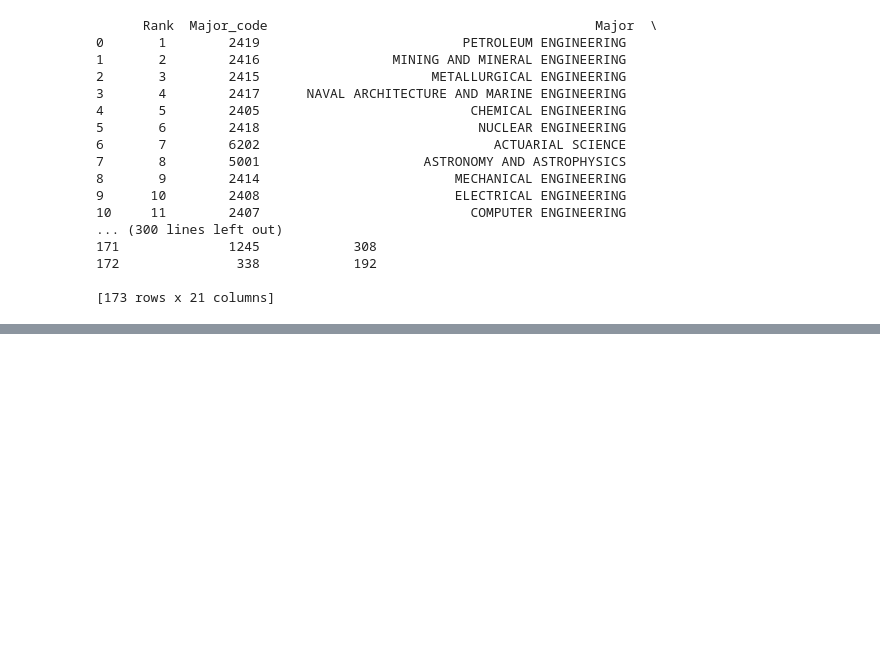
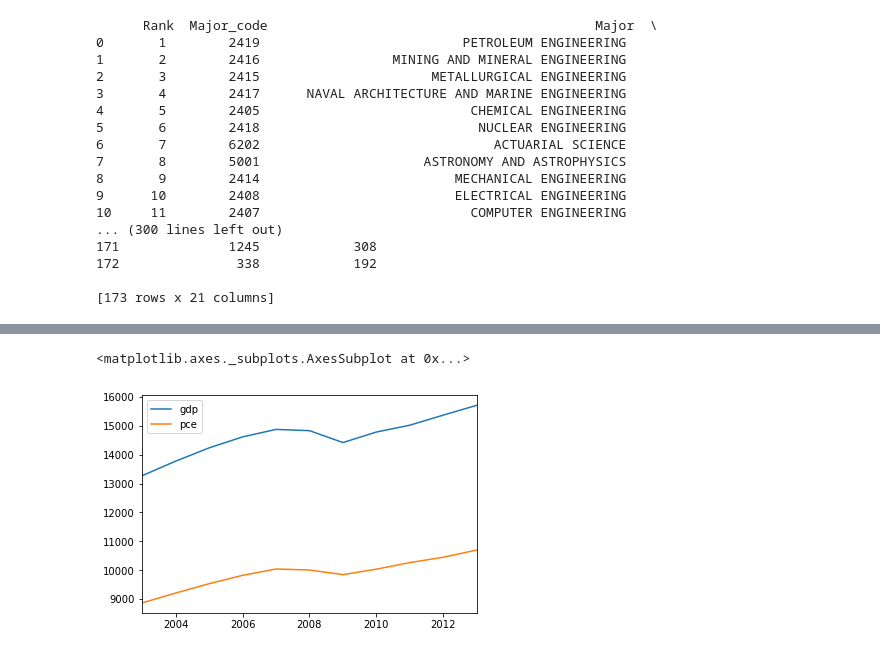
Before and after one commit to missyalienn/nyuDataBootcamp, a Jupyter notebook: bootcamp_sandbox.ipynb, the cells around one changed output, grey strips where cells are left out. Drawn from its saved outputs; the diff is of its cells as text; code cells hidden in the pictures; blank space fills up the shorter version.

```diff
--- a/bootcamp_sandbox.ipynb
+++ b/bootcamp_sandbox.ipynb
@@ -72,0 +66,10 @@ Date
+# %%
+gdp  = [13271.1, 13773.5, 14234.2, 14613.8, 14873.7, 14830.4, 14418.7,
+        14783.8, 15020.6, 15369.2, 15710.3]
+pce  = [8867.6, 9208.2, 9531.8, 9821.7, 10041.6, 10007.2, 9847.0, 10036.3,
+        10263.5, 10449.7, 10699.7]
+year = list(range(2003,2014))        # use range for years 2003-2013
+
+# Note that we set the index
+us = pd.DataFrame({'gdp': gdp, 'pce': pce}, index=year)
+print(us)
@@ -72,0 +89,5 @@ Date
+# %%
+us.plot()
+# %% [output]
+<matplotlib.axes._subplots.AxesSubplot at 0x...>
+[figure, added]
```
Also changed, not shown: parts of 5 cells of this notebook.
